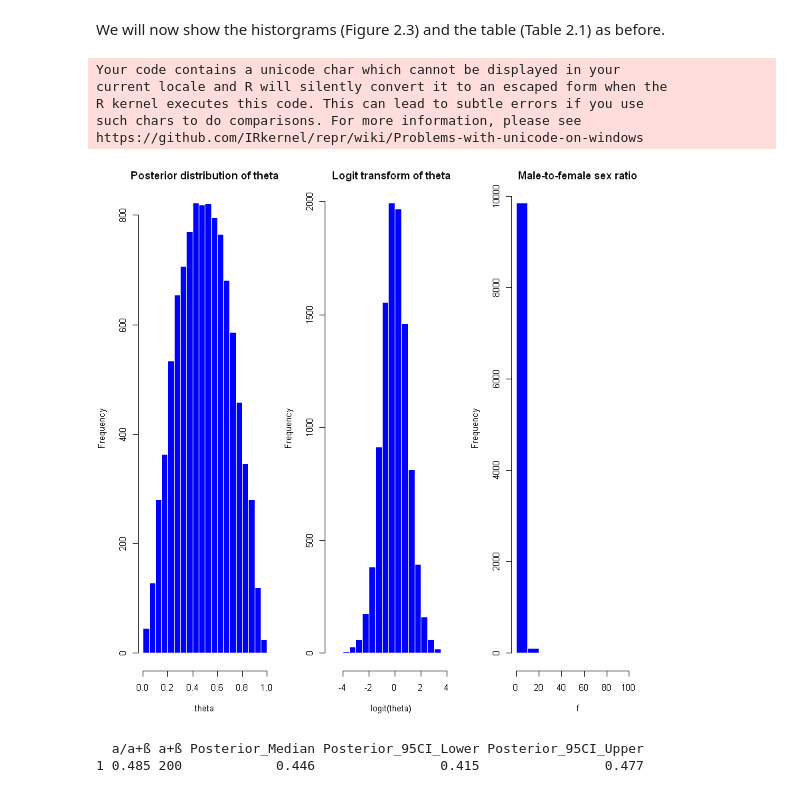
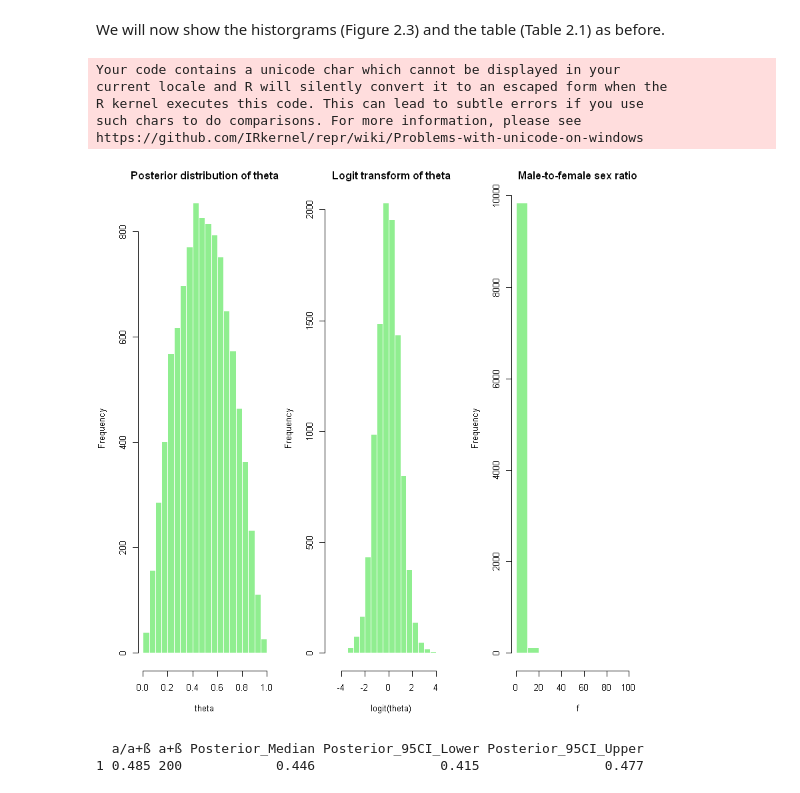
Before and after one commit to DaphneDjiakouri/Bayesian-Statistics, a Jupyter notebook: Assignments/1st_Assignment_Adriana_Madison_Dafni_Arturo.ipynb, the cells around one changed output. Drawn from its saved outputs; the diff is of its cells as text; code cells hidden in the pictures.

```diff
--- a/Assignments/1st_Assignment_Adriana_Madison_Dafni_Arturo.ipynb
+++ b/Assignments/1st_Assignment_Adriana_Madison_Dafni_Arturo.ipynb
@@ -281,25 +281,25 @@ We will now show the historgrams (Figure 2.3) and the table (Table 2.1) as befor
 # %%
 # Plot histograms of the posterior distributions
 par(mfrow = c(1, 3), mar = c(5, 4, 2, 1))
 
 # (a) Posterior distribution of θ
 theta_samples <- rbeta(10000, a_solution, b_solution)
-hist(theta_samples, main = "Posterior distribution of theta", xlab = "theta", col = "blue", border = "white")
+hist(theta_samples, main = "Posterior distribution of theta", xlab = "theta", col = "lightgreen", border = "white")
 
 # (b) Logit transform of θ
 logit_theta_samples <- log(theta_samples / (1 - theta_samples))
-hist(logit_theta_samples, main = "Logit transform of theta", xlab = "logit(theta)", col = "blue", border = "white")
+hist(logit_theta_samples, main = "Logit transform of theta", xlab = "logit(theta)", col = "lightgreen", border = "white")
 
 # (c) Male-to-female sex ratio φ = (1 − θ)/θ (f)
 sex_ratio_samples <- (1 - theta_samples) / theta_samples
-hist(sex_ratio_samples, main = "Male-to-female sex ratio", xlab = "f", col = "blue", border = "white")
+hist(sex_ratio_samples, main = "Male-to-female sex ratio", xlab = "f", col = "lightgreen", border = "white")
 # %% [output]
 Your code contains a unicode char which cannot be displayed in your
 current locale and R will silently convert it to an escaped form when the
 R kernel executes this code. This can lead to subtle errors if you use
 such chars to do comparisons. For more information, please see
 https://github.com/IRkernel/repr/wiki/Problems-with-unicode-on-windows
-[figure, old version]
+[figure, new version]
 # %%
 # Initialize a dataframe to store the results
 table_data <- data.frame(
```
Also changed, not shown: parts of 1 cell of this notebook.
